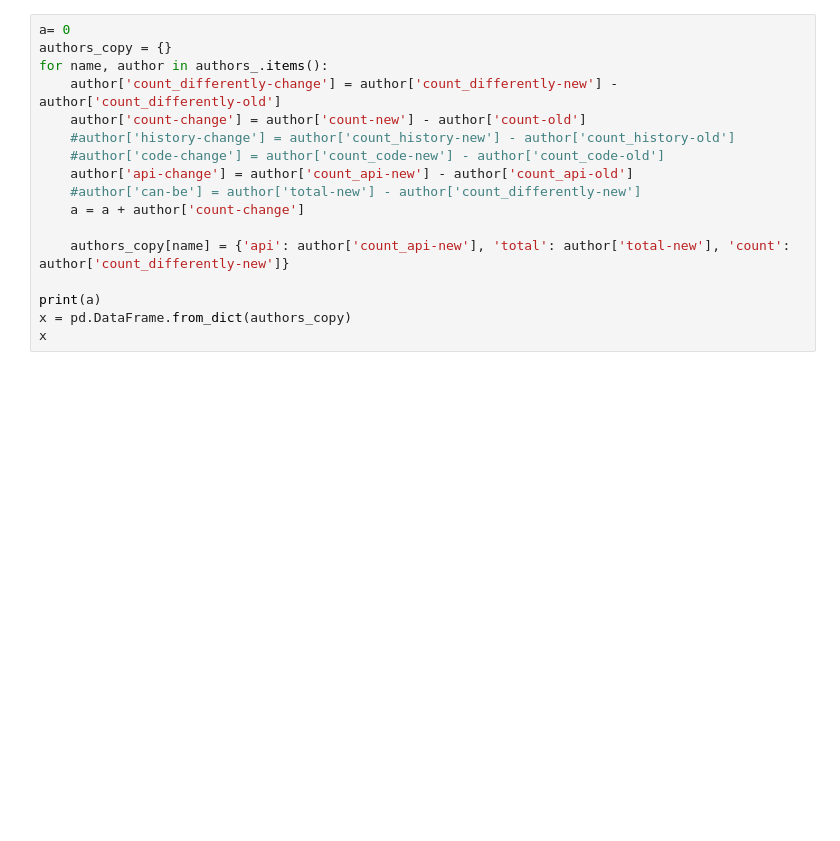
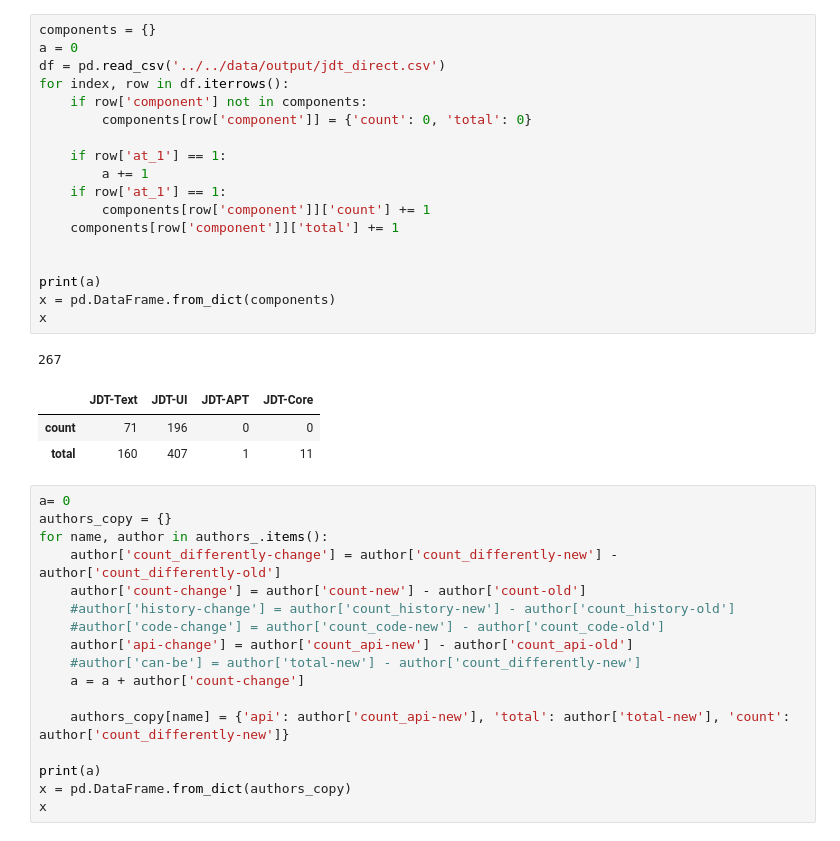
Before and after one commit to iforone/ApiAwareBugAssignment, a Jupyter notebook: app/ipython/analysis-copy.ipynb, the cells around one changed output. Saved outputs shown, nothing was run; the diff lists cells and outputs as text; blank space fills up the shorter version.

```diff
--- a/app/ipython/analysis-copy.ipynb
+++ b/app/ipython/analysis-copy.ipynb
@@ -232,3 +241,26 @@ x
+# %%
+components = {}
+a = 0
+df = pd.read_csv('../../data/output/jdt_direct.csv')
+for index, row in df.iterrows():
+    if row['component'] not in components:
+        components[row['component']] = {'count': 0, 'total': 0}
+
+    if row['at_1'] == 1:
+        a += 1
+    if row['at_1'] == 1:
+        components[row['component']]['count'] += 1
+    components[row['component']]['total'] += 1
+
+
+print(a)
+x = pd.DataFrame.from_dict(components)
+x
+# %% [output]
+267
+|  | JDT-Text | JDT-UI | JDT-APT | JDT-Core |
+| count | 71 | 196 | 0 | 0 |
+| total | 160 | 407 | 1 | 11 |
 # %%
 a= 0
 authors_copy = {}
```
Also changed, not shown: parts of 4 cells of this notebook, 2 other files.
